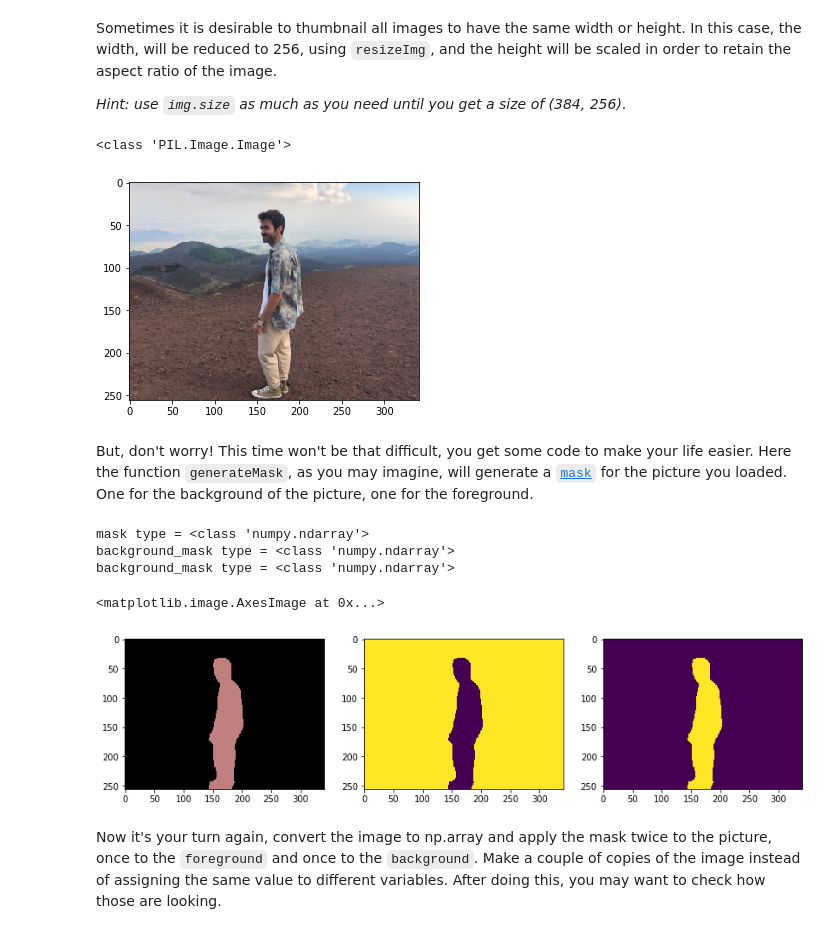
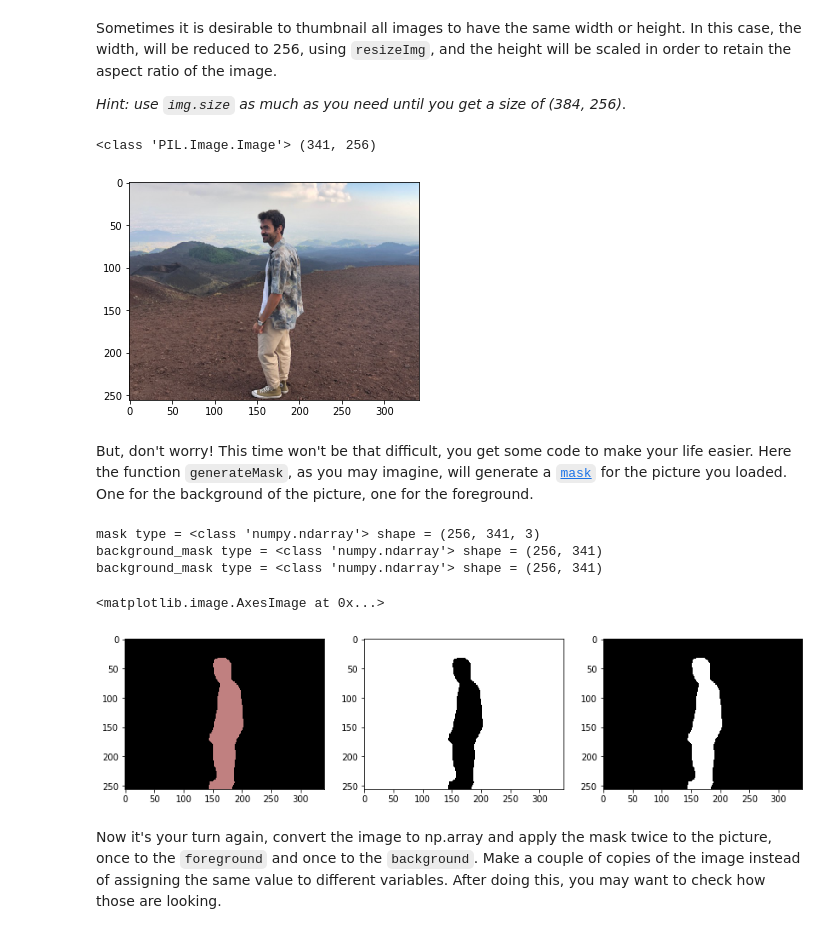
Before and after one commit to blancalluch/ImageSegmentation, a Jupyter notebook: main.ipynb, the cells around one changed output. Drawn from its saved outputs; the diff is of its cells as text; code cells hidden in the pictures.

```diff
--- a/main.ipynb
+++ b/main.ipynb
@@ -66,13 +66,12 @@ Sometimes it is desirable to thumbnail all images to have the same width or heig
 # %%
 # Your code here
 img = resizeImg(im,256)
-img.size
 
-print(type(img))
+print(type(img),img.size)
 
 plt.imshow(img);
 # %% [output]
-<class 'PIL.Image.Image'>
+<class 'PIL.Image.Image'> (341, 256)
 [figure]
 # %% [markdown]
 But, don't worry! This time won't be that difficult, you get some code to make your life easier.
@@ -80,26 +79,26 @@ Here the function `generateMask`, as you may imagine, will generate a [`mask`](h
 # %%
 # Generate a mask
 
 mask = generateMask(img)
 background_mask = np.all(mask == [0, 0, 0], axis=-1)
 foreground_mask = np.any(mask != [0, 0, 0], axis=-1)
 
-print("mask type =",type(mask))
-print("background_mask type =",type(mask))
-print("background_mask type =",type(mask))
+print("mask type =",type(mask), "shape =",mask.shape)
+print("background_mask type =",type(mask), "shape =",background_mask.shape)
+print("background_mask type =",type(mask), "shape =",foreground_mask.shape)
 
 plt.figure(figsize=(14,6))
 plt.subplot(1,3,1)
 plt.imshow(mask)
 plt.subplot(1,3,2)
-plt.imshow(background_mask)
+plt.imshow(background_mask,cmap="gray")
 plt.subplot(1,3,3)
-plt.imshow(foreground_mask)
+plt.imshow(foreground_mask,cmap="gray")
 # %% [output]
-mask type = <class 'numpy.ndarray'>
-background_mask type = <class 'numpy.ndarray'>
-background_mask type = <class 'numpy.ndarray'>
+mask type = <class 'numpy.ndarray'> shape = (256, 341, 3)
+background_mask type = <class 'numpy.ndarray'> shape = (256, 341)
+background_mask type = <class 'numpy.ndarray'> shape = (256, 341)
 <matplotlib.image.AxesImage at 0x...>
-[figure, old version]
+[figure, new version]
 # %% [markdown]
 Now it's your turn again, convert the image to np.array and apply the mask twice to the picture, once to the `foreground` and once to the `background`. Make a couple of copies of the image instead of assigning the same value to different variables. After doing this, you may want to check how those are looking.
```
Also changed, not shown: parts of 6 cells of this notebook.
